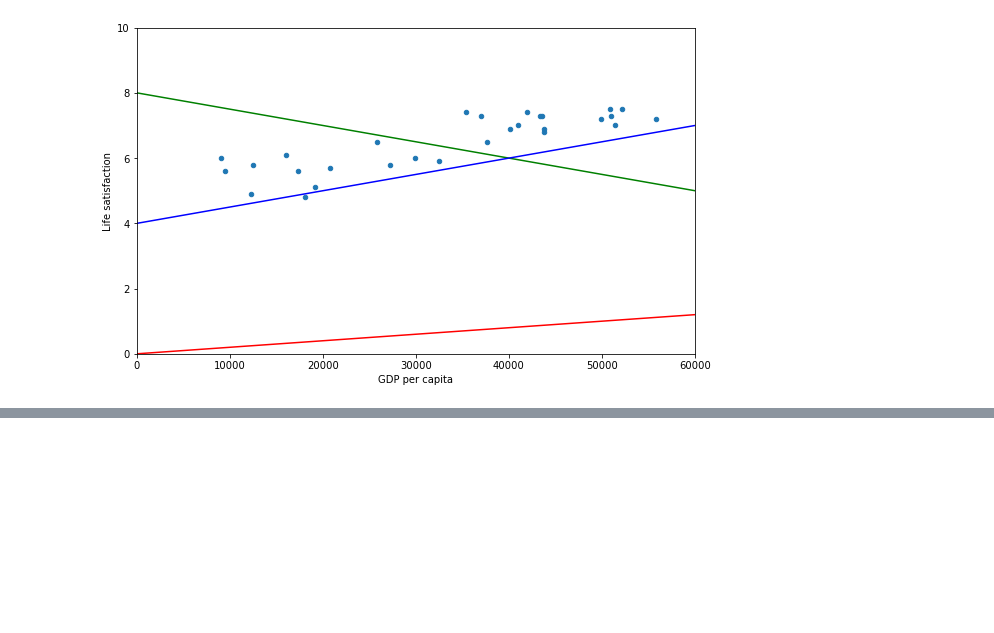
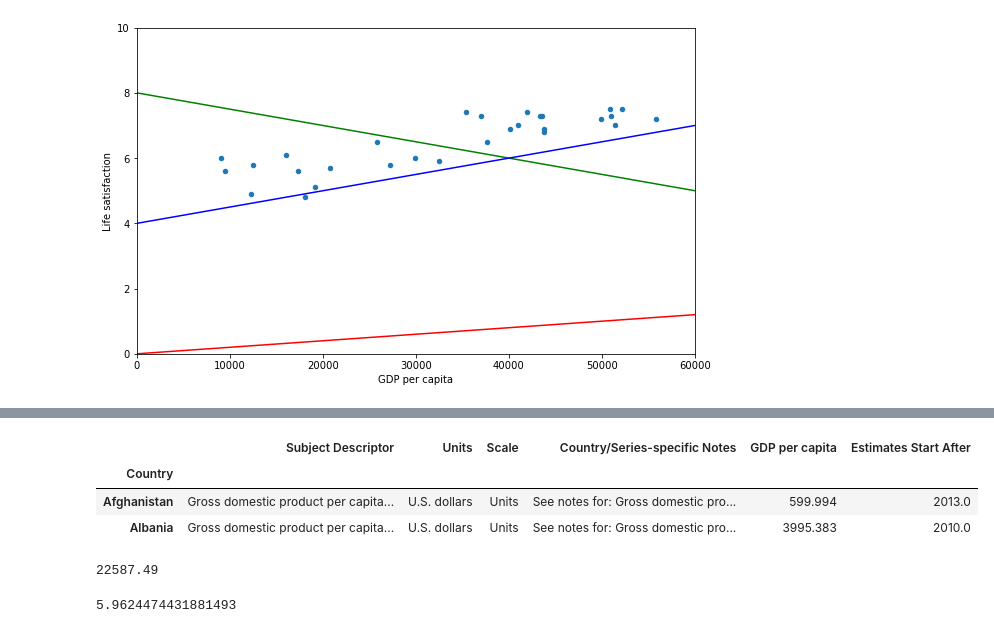
Before and after one commit to liu044100/handson-ml, a Jupyter notebook: test.ipynb, the cells around one changed output, grey strips where cells are left out. Cells and saved outputs as stored; diff of their text form; code cells hidden in the pictures; blank space fills up the shorter version.

```diff
--- a/test.ipynb
+++ b/test.ipynb
@@ -20,0 +43,19 @@ plt.plot(X, 4 + 5*X/100000, "b")
+# %%
+datapath = "datasets/lifesat/"
+gdp_per_capita = pd.read_csv(datapath+"gdp_per_capita.csv", thousands=',', delimiter='\t', encoding='latin1', na_values="n/a")
+gdp_per_capita.rename(columns={"2015": "GDP per capita"}, inplace=True)
+gdp_per_capita.set_index("Country", inplace=True)
+gdp_per_capita.head(2)
+# %% [output]
+|  | Subject Descriptor | Units | Scale | Country/Series-specific Notes | GDP per capita | Estimates Start After |
+| Country |  |  |  |  |  |  |
+| Afghanistan | Gross domestic product per capita... | U.S. dollars | Units | See notes for: Gross domestic pro... | 599.994 | 2013.0 |
+| Albania | Gross domestic product per capita... | U.S. dollars | Units | See notes for: Gross domestic pro... | 3995.383 | 2010.0 |
+# %%
+cyprus_gdp_per_capita = gdp_per_capita.loc["Cyprus"]["GDP per capita"]
+print(cyprus_gdp_per_capita)
+cyprus_predicted_life_satisfaction = lin1.predict(cyprus_gdp_per_capita)
+cyprus_predicted_life_satisfaction[0][0]
+# %% [output]
+22587.49
+5.9624474431881493
```
Also changed, not shown: parts of 3 cells of this notebook.
